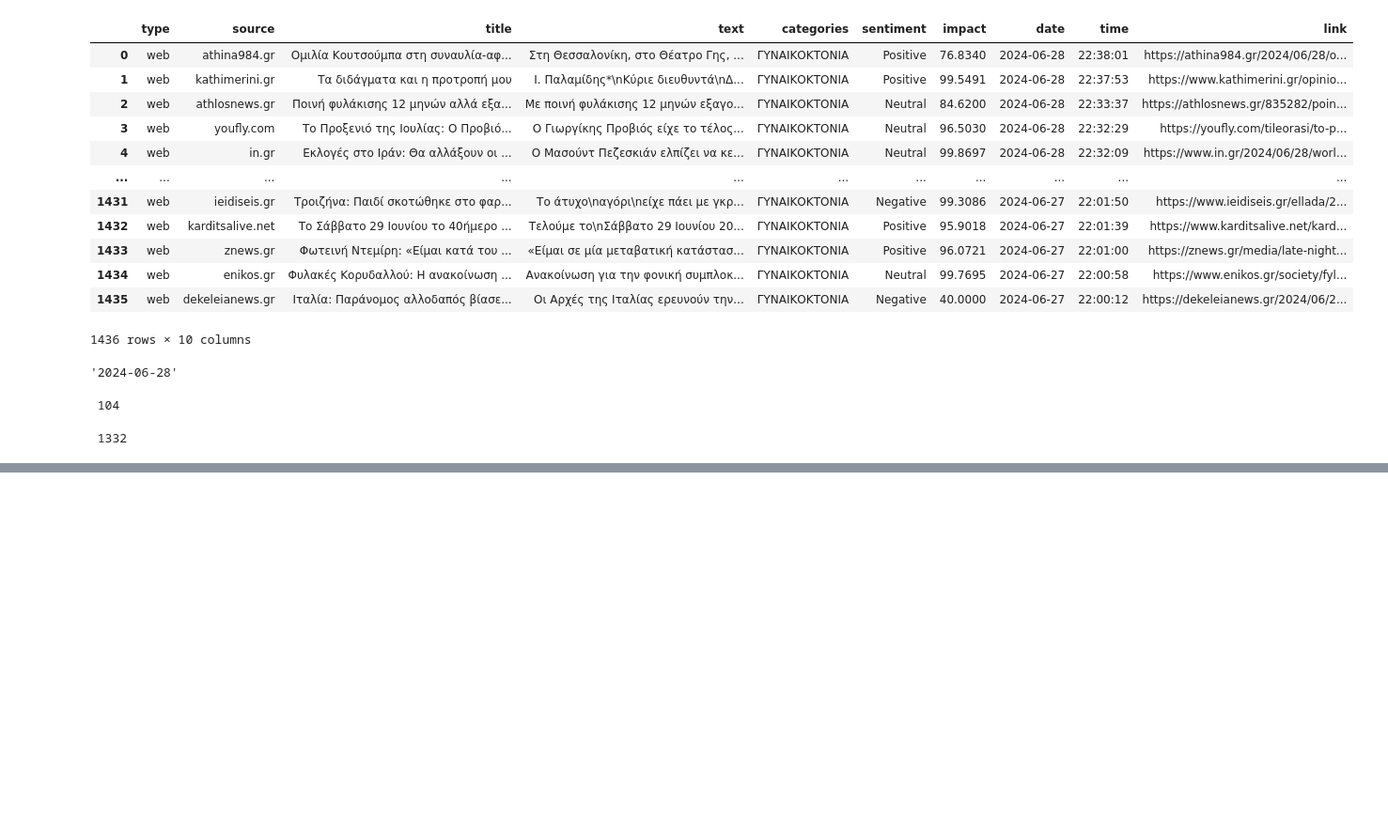
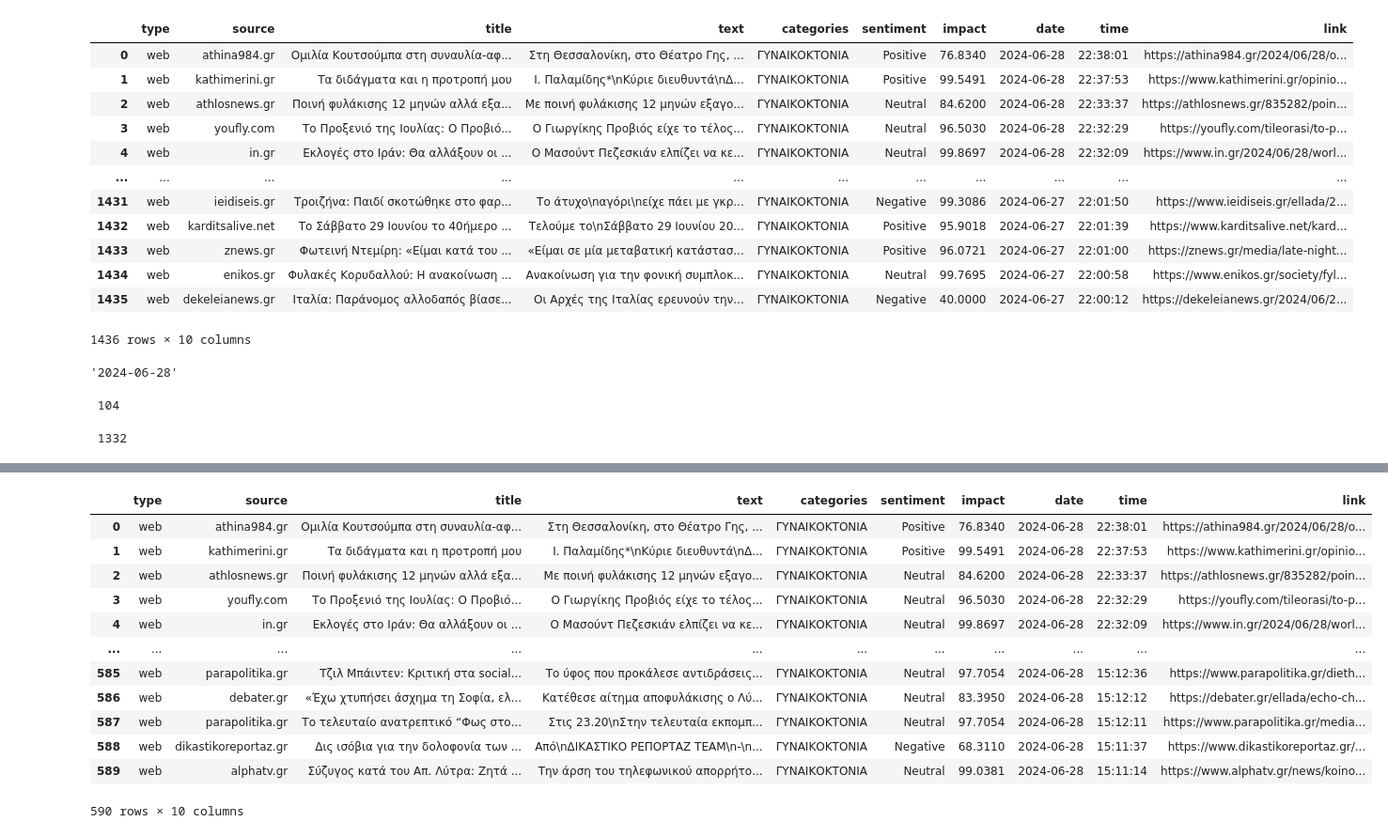
Before and after one commit to Kremmydasalexandros/datastories_for_emme, a Jupyter notebook: ΓΥΝΑΙΚΟΚΤΟΝΙΑ_15.ipynb, the cells around one changed output, grey strips where cells are left out. Shown at 94% size. Drawn from its saved outputs; the diff is of its cells as text; code cells hidden in the pictures; blank space fills up the shorter version.

```diff
--- a/ΓΥΝΑΙΚΟΚΤΟΝΙΑ_15.ipynb
+++ b/ΓΥΝΑΙΚΟΚΤΟΝΙΑ_15.ipynb
@@ -74,0 +95,16 @@ print(f' {arthra_28_iouniou}')
+# %%
+df.head(590)
+# %% [output]
+|  | type | source | title | text | categories | sentiment | impact | date | time | link |
+| 0 | web | athina984.gr | Ομιλία Κουτσούμπα στη συναυλία-αφ... | Στη Θεσσαλονίκη, στο Θέατρο Γης, ... | ΓΥΝΑΙΚΟΚΤΟΝΙΑ | Positive | 76.8340 | 2024-06-28 | 22:38:01 | https://athina984.gr/2024/06/28/o... |
+| 1 | web | kathimerini.gr | Τα διδάγματα και η προτροπή μου | Ι. Παλαμίδης*\nΚύριε διευθυντά\nΔ... | ΓΥΝΑΙΚΟΚΤΟΝΙΑ | Positive | 99.5491 | 2024-06-28 | 22:37:53 | https://www.kathimerini.gr/opinio... |
+| 2 | web | athlosnews.gr | Ποινή φυλάκισης 12 μηνών αλλά εξα... | Με ποινή φυλάκισης 12 μηνών εξαγο... | ΓΥΝΑΙΚΟΚΤΟΝΙΑ | Neutral | 84.6200 | 2024-06-28 | 22:33:37 | https://athlosnews.gr/835282/poin... |
+| 3 | web | youfly.com | Το Προξενιό της Ιουλίας: Ο Προβιό... | Ο Γιωργίκης Προβιός είχε το τέλος... | ΓΥΝΑΙΚΟΚΤΟΝΙΑ | Neutral | 96.5030 | 2024-06-28 | 22:32:29 | https://youfly.com/tileorasi/to-p... |
+| 4 | web | in.gr | Εκλογές στο Ιράν: Θα αλλάξουν οι ... | Ο Μασούντ Πεζεσκιάν ελπίζει να κε... | ΓΥΝΑΙΚΟΚΤΟΝΙΑ | Neutral | 99.8697 | 2024-06-28 | 22:32:09 | https://www.in.gr/2024/06/28/worl... |
+| ... | ... | ... | ... | ... | ... | ... | ... | ... | ... | ... |
+| 585 | web | parapolitika.gr | Τζιλ Μπάιντεν: Κριτική στα social... | Το ύφος που προκάλεσε αντιδράσεις... | ΓΥΝΑΙΚΟΚΤΟΝΙΑ | Neutral | 97.7054 | 2024-06-28 | 15:12:36 | https://www.parapolitika.gr/dieth... |
+| 586 | web | debater.gr | «Έχω χτυπήσει άσχημα τη Σοφία, ελ... | Κατέθεσε αίτημα αποφυλάκισης ο Λύ... | ΓΥΝΑΙΚΟΚΤΟΝΙΑ | Neutral | 83.3950 | 2024-06-28 | 15:12:12 | https://debater.gr/ellada/echo-ch... |
+| 587 | web | parapolitika.gr | Το τελευταίο ανατρεπτικό “Φως στο... | Στις 23.20\nΣτην τελευταία εκπομπ... | ΓΥΝΑΙΚΟΚΤΟΝΙΑ | Neutral | 97.7054 | 2024-06-28 | 15:12:11 | https://www.parapolitika.gr/media... |
+| 588 | web | dikastikoreportaz.gr | Δις ισόβια για την δολοφονία των ... | Από\nΔΙΚΑΣΤΙΚΟ ΡΕΠΟΡΤΑΖ TEAM\n-\n... | ΓΥΝΑΙΚΟΚΤΟΝΙΑ | Negative | 68.3110 | 2024-06-28 | 15:11:37 | https://www.dikastikoreportaz.gr/... |
+| 589 | web | alphatv.gr | Σύζυγος κατά του Απ. Λύτρα: Ζητά ... | Την άρση του τηλεφωνικού απορρήτο... | ΓΥΝΑΙΚΟΚΤΟΝΙΑ | Neutral | 99.0381 | 2024-06-28 | 15:11:14 | https://www.alphatv.gr/news/koino... |
+590 rows × 10 columns
```
Also changed, not shown: parts of 2 cells of this notebook.
